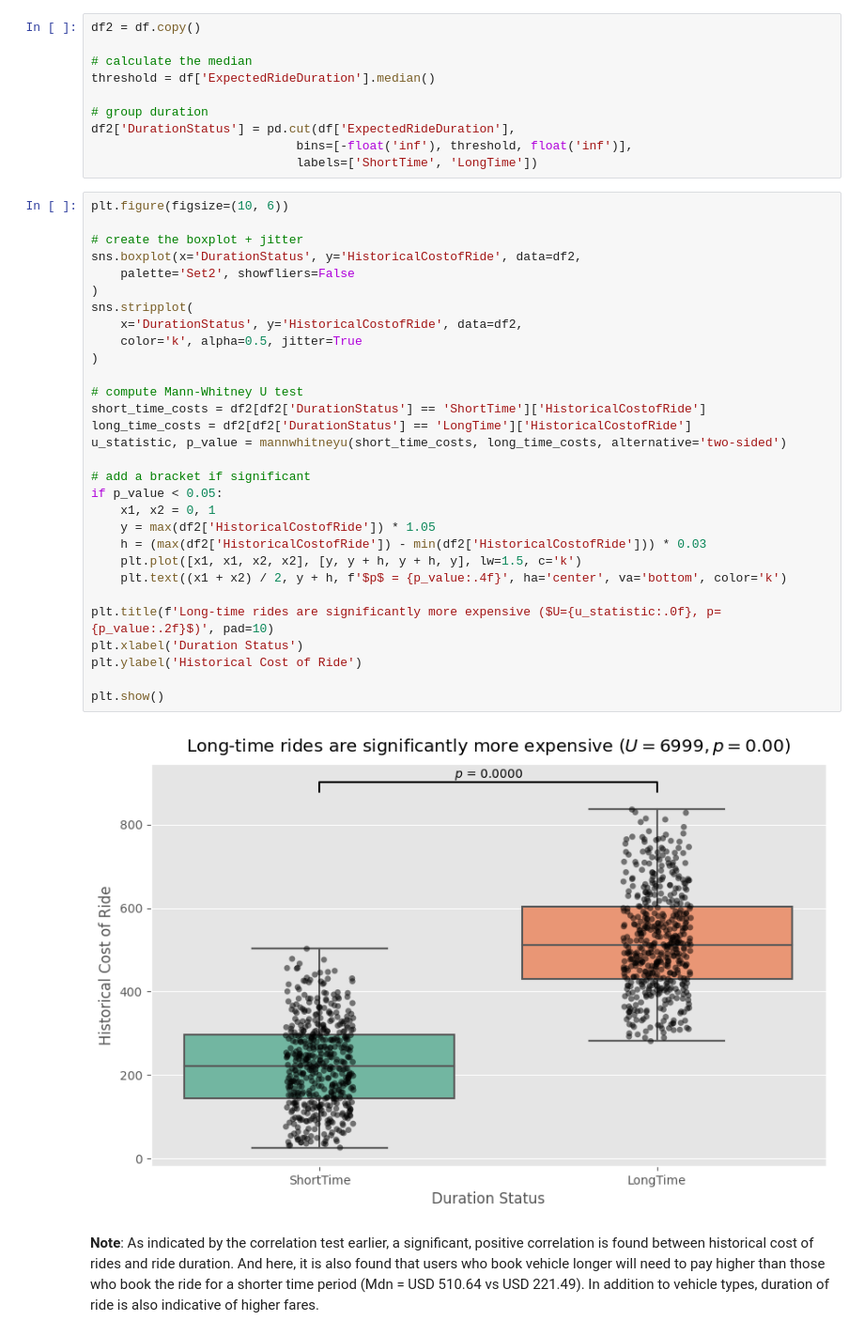
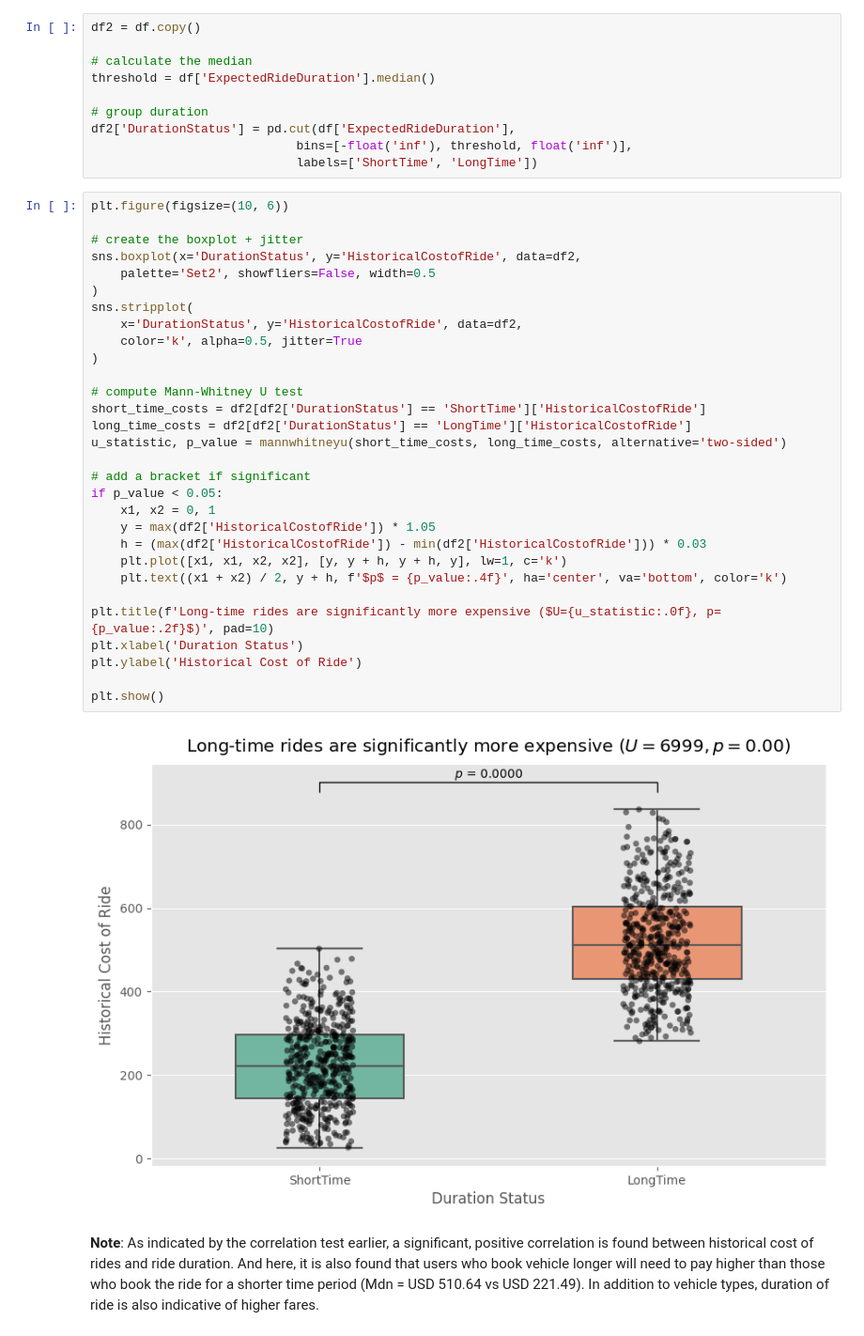
Before and after one commit to LingAdeu/dynamic-pricing-model, a Jupyter notebook: notebook/notebook.ipynb, the cells around one changed output. Shown at 94% size. Cells and saved outputs as stored; diff of their text form.

Commit message:
Editing boxplot width and placeholder README

```diff
--- a/notebook/notebook.ipynb
+++ b/notebook/notebook.ipynb
@@ -490,35 +488,35 @@ df2['DurationStatus'] = pd.cut(df['ExpectedRideDuration'],
 # %%
 plt.figure(figsize=(10, 6))
 
 # create the boxplot + jitter
 sns.boxplot(x='DurationStatus', y='HistoricalCostofRide', data=df2,
-    palette='Set2', showfliers=False
+    palette='Set2', showfliers=False, width=0.5
 )
 sns.stripplot(
     x='DurationStatus', y='HistoricalCostofRide', data=df2,
     color='k', alpha=0.5, jitter=True
 )
 
 # compute Mann-Whitney U test
 short_time_costs = df2[df2['DurationStatus'] == 'ShortTime']['HistoricalCostofRide']
 long_time_costs = df2[df2['DurationStatus'] == 'LongTime']['HistoricalCostofRide']
 u_statistic, p_value = mannwhitneyu(short_time_costs, long_time_costs, alternative='two-sided')
 
 # add a bracket if significant
 if p_value < 0.05:
     x1, x2 = 0, 1
     y = max(df2['HistoricalCostofRide']) * 1.05
     h = (max(df2['HistoricalCostofRide']) - min(df2['HistoricalCostofRide'])) * 0.03
-    plt.plot([x1, x1, x2, x2], [y, y + h, y + h, y], lw=1.5, c='k')
+    plt.plot([x1, x1, x2, x2], [y, y + h, y + h, y], lw=1, c='k')
     plt.text((x1 + x2) / 2, y + h, f'$p$ = {p_value:.4f}', ha='center', va='bottom', color='k')
 
 plt.title(f'Long-time rides are significantly more expensive ($U={u_statistic:.0f}, p={p_value:.2f}$)', pad=10)
 plt.xlabel('Duration Status')
 plt.ylabel('Historical Cost of Ride')
 
 plt.show()
 # %% [output]
-[figure, old version]
+[figure, new version]
 # %% [markdown]
 **Note**: As indicated by the correlation test earlier, a significant, positive correlation is found between historical cost of rides and ride duration. And here, it is also found that users who book vehicle longer will need to pay higher than those who book the ride for a shorter time period (Mdn = USD 510.64 vs USD 221.49). In addition to vehicle types, duration of ride is also indicative of higher fares.
 # %%
```
Also changed, not shown: parts of 5 cells of this notebook, 2 other files.
